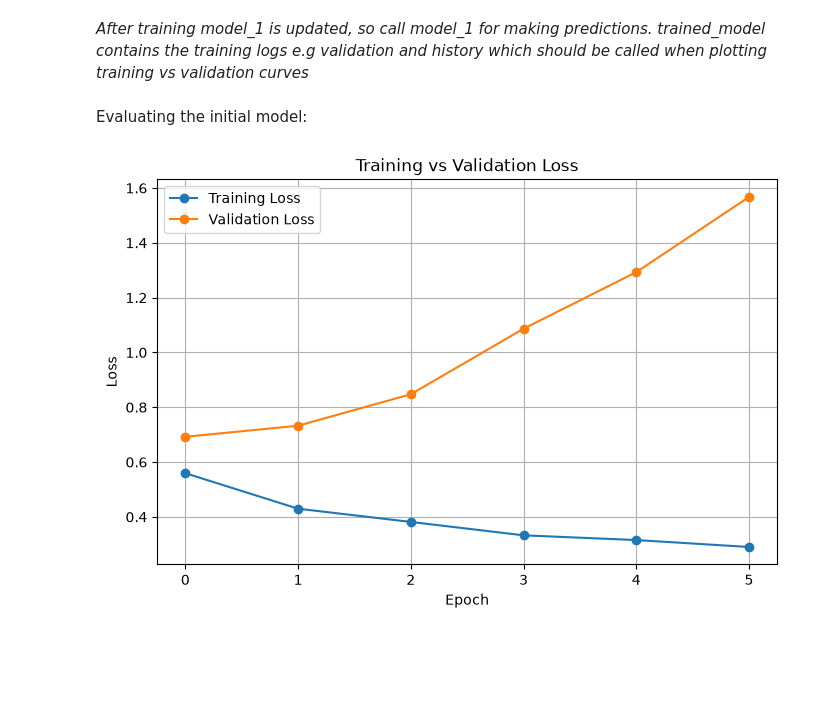
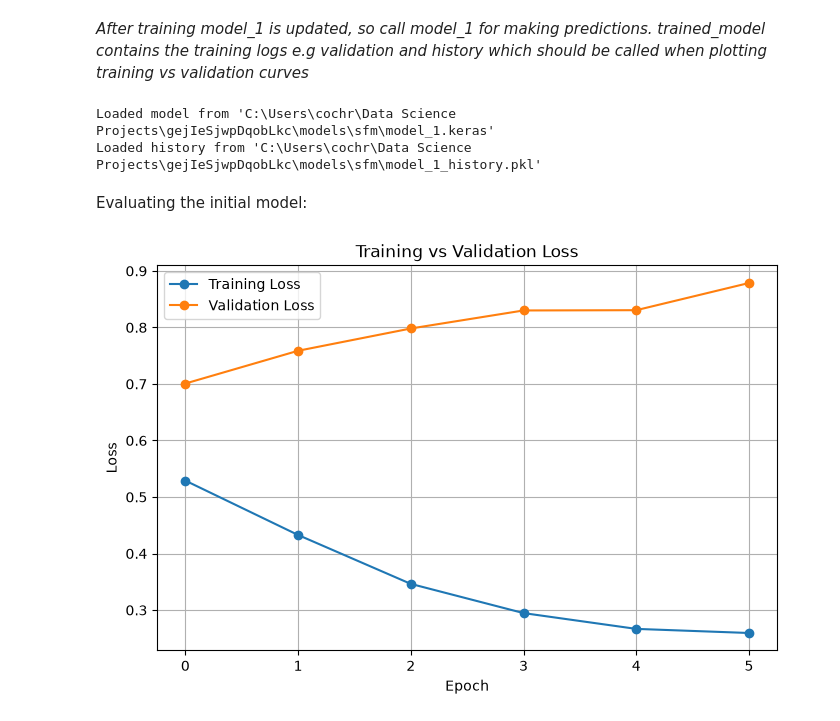
Before and after one commit to cameroncochrane/gejIeSjwpDqobLkc, a Jupyter notebook: notebooks/SFM_NB_3.ipynb, the cells around one changed output. Saved outputs shown, nothing was run; the diff lists cells and outputs as text; code cells hidden in the pictures; blank space fills up the shorter version.

```diff
--- a/notebooks/SFM_NB_3.ipynb
+++ b/notebooks/SFM_NB_3.ipynb
@@ -73 +202,4 @@ Next is to build a starter CNN model. Below is a model that I made for a previou
+# %%
+# Logic added to prevent retraining of saved models when re-executing for saved model evaluation purposes:
+train_model_1 = False
 # %%
@@ -167,32 +314,61 @@ Restoring model weights from the end of the best epoch: 1.
+# %%
+if train_model_1 == False:
+    trained_model,trained_model_history =  load_model("model_1", SFM_MODELS_DIR)
+# %% [output]
+Loaded model from 'C:\Users\cochr\Data Science Projects\gejIeSjwpDqobLkc\models\sfm\model_1.keras'
+Loaded history from 'C:\Users\cochr\Data Science Projects\gejIeSjwpDqobLkc\models\sfm\model_1_history.pkl'
 # %% [markdown]
 Evaluating the initial model:
 # %%
 # Plot training & validation loss curves
-def plot_training_history(trained_model, metric='loss'):
+
+def plot_training_history(history, metric='loss'):
     """
-    Plots training and validation curves for a given metric from a Keras History object.
+    Plots training and validation curves for a given metric from a Keras History dict.
 
-    Parameters:
-        trained_model: keras.callbacks.History object returned by model.fit()
-        metric: str, the metric to plot (default 'loss')
+    Parameters
+    ----------
+    history : dict
+        Training history dictionary (e.g. History.history or a loaded history dict).
+        Expected to contain keys like 'loss', 'val_loss', 'accuracy', 'val_accuracy', etc.
+    metric : str, default='loss'
+        The metric to plot. Common options: 'loss', 'accuracy', 'precision', 'recall', 'f1_score'.
+
+    Returns
+    -------
+    None
+        Displays a matplotlib figure with training and validation curves.
+
+    Raises
+    ------
+    ValueError
+        If the specified metric or its validation counterpart is not found in the history dictionary.
+
+    Example
+    -------
+    >>> plot_training_history(trained_model.history, metric='loss')
+    >>> plot_training_history(trained_model_history, metric='accuracy')
     """
-    history = trained_model.history
     val_metric = f"val_{metric}"
 
     if metric not in history or val_metric not in history:
         raise ValueError(f"Metric '{metric}' not found in training history.")
 
     plt.figure(figsize=(8, 5))
     plt.plot(history[metric], marker='o', label=f'Training {metric.capitalize()}')
     plt.plot(history[val_metric], marker='o', label=f'Validation {metric.capitalize()}')
     plt.xlabel('Epoch')
     plt.ylabel(metric.capitalize())
     plt.title(f'Training vs Validation {metric.capitalize()}')
     plt.legend()
     plt.grid(True)
     plt.show()
 
-# Example usage:
-plot_training_history(trained_model, metric='loss')
+
+if train_model_1 == False:
+    plot_training_history(trained_model_history, metric='loss')
+else:
+    trained_model_history = trained_model.history
+    plot_training_history(trained_model_history, metric='loss')
 # %% [output]
-[figure, old version]
+[figure, new version]
```
Also changed, not shown: parts of 13 cells of this notebook, 4 other files.
